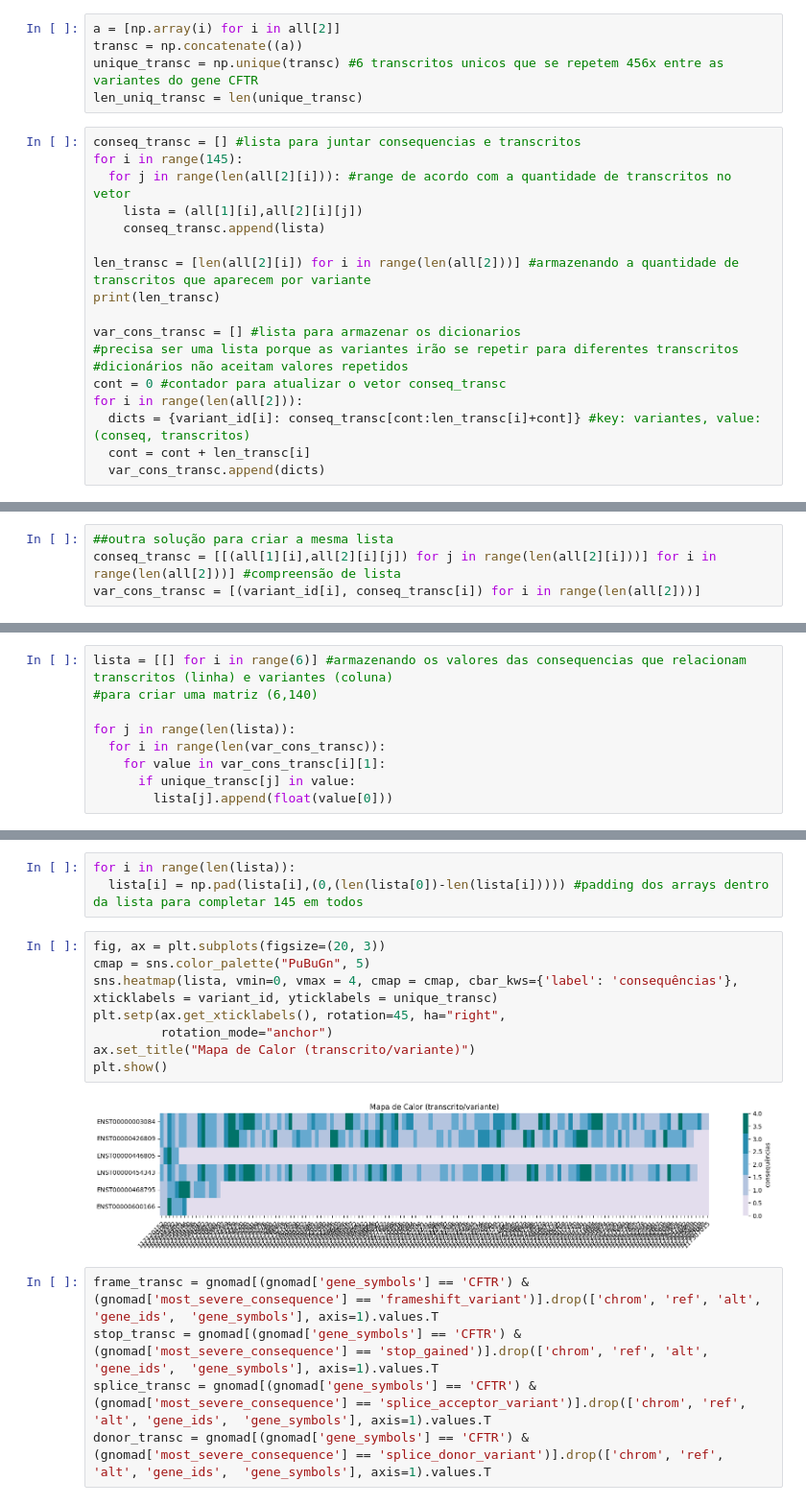
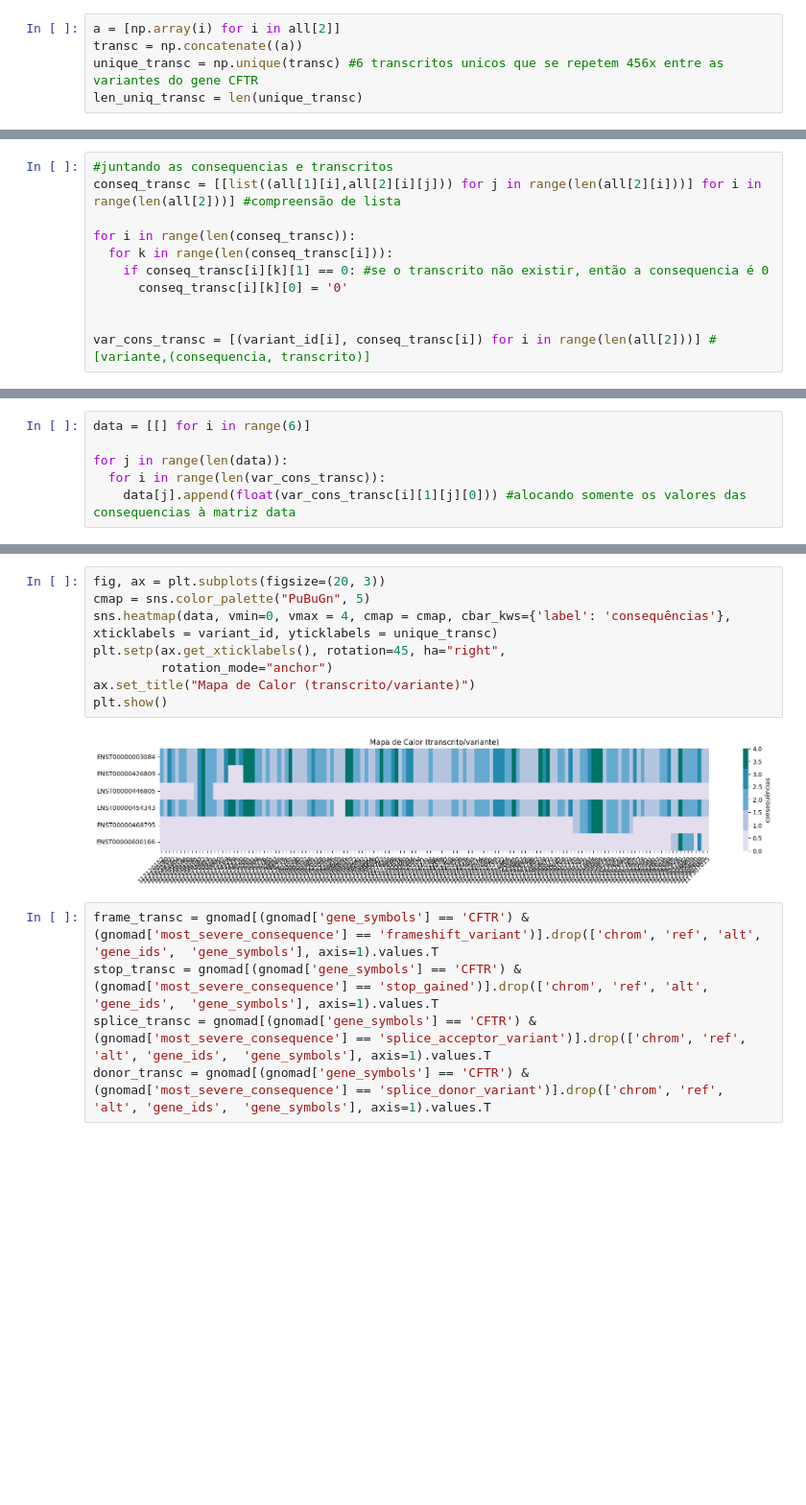
Before and after one commit to Rafaelca70x/estagio-bio-info-LGHM, a Jupyter notebook: tarefa1.ipynb, the cells around one changed output, grey strips where cells are left out. Shown at 96% size. Cells and saved outputs as stored; diff of their text form; blank space fills up the shorter version.

Commit message:
análise das variantes, consequências e transcritos completa

```diff
--- a/tarefa1.ipynb
+++ b/tarefa1.ipynb
@@ -58,21 +54,3 @@ a = [np.array(i) for i in all[2]]
 transc = np.concatenate((a))
 unique_transc = np.unique(transc) #6 transcritos unicos que se repetem 456x entre as variantes do gene CFTR
 len_uniq_transc = len(unique_transc)
-# %%
-conseq_transc = [] #lista para juntar consequencias e transcritos
-for i in range(145):
-  for j in range(len(all[2][i])): #range de acordo com a quantidade de transcritos no vetor
-    lista = (all[1][i],all[2][i][j])
-    conseq_transc.append(lista)
-
-len_transc = [len(all[2][i]) for i in range(len(all[2]))] #armazenando a quantidade de transcritos que aparecem por variante
-print(len_transc)
-
-var_cons_transc = [] #lista para armazenar os dicionarios
-#precisa ser uma lista porque as variantes irão se repetir para diferentes transcritos
-#dicionários não aceitam valores repetidos
-cont = 0 #contador para atualizar o vetor conseq_transc
-for i in range(len(all[2])):
-  dicts = {variant_id[i]: conseq_transc[cont:len_transc[i]+cont]} #key: variantes, value: (conseq, transcritos)
-  cont = cont + len_transc[i]
-  var_cons_transc.append(dicts)
@@ -79,4 +62,11 @@ for i in range(len(all[2])):
 # %%
-##outra solução para criar a mesma lista
-conseq_transc = [[(all[1][i],all[2][i][j]) for j in range(len(all[2][i]))] for i in range(len(all[2]))] #compreensão de lista
-var_cons_transc = [(variant_id[i], conseq_transc[i]) for i in range(len(all[2]))]
+#juntando as consequencias e transcritos
+conseq_transc = [[list((all[1][i],all[2][i][j])) for j in range(len(all[2][i]))] for i in range(len(all[2]))] #compreensão de lista
+
+for i in range(len(conseq_transc)):
+  for k in range(len(conseq_transc[i])):
+    if conseq_transc[i][k][1] == 0: #se o transcrito não existir, então a consequencia é 0
+      conseq_transc[i][k][0] = '0'
+
+
+var_cons_transc = [(variant_id[i], conseq_transc[i]) for i in range(len(all[2]))] #[variante,(consequencia, transcrito)]
@@ -103,9 +73,6 @@ var_cons_transc
 # %%
-lista = [[] for i in range(6)] #armazenando os valores das consequencias que relacionam transcritos (linha) e variantes (coluna)
-#para criar uma matriz (6,140)
+data = [[] for i in range(6)]
 
-for j in range(len(lista)):
+for j in range(len(data)):
   for i in range(len(var_cons_transc)):
-    for value in var_cons_transc[i][1]:
-      if unique_transc[j] in value:
-        lista[j].append(float(value[0]))
+    data[j].append(float(var_cons_transc[i][1][j][0])) #alocando somente os valores das consequencias à matriz data
@@ -122,16 +79,13 @@ for i in range(len(lista)):
-# %%
-for i in range(len(lista)):
-  lista[i] = np.pad(lista[i],(0,(len(lista[0])-len(lista[i])))) #padding dos arrays dentro da lista para completar 145 em todos
 # %%
 fig, ax = plt.subplots(figsize=(20, 3))
 cmap = sns.color_palette("PuBuGn", 5)
-sns.heatmap(lista, vmin=0, vmax = 4, cmap = cmap, cbar_kws={'label': 'consequências'}, xticklabels = variant_id, yticklabels = unique_transc)
+sns.heatmap(data, vmin=0, vmax = 4, cmap = cmap, cbar_kws={'label': 'consequências'}, xticklabels = variant_id, yticklabels = unique_transc)
 plt.setp(ax.get_xticklabels(), rotation=45, ha="right",
          rotation_mode="anchor")
 ax.set_title("Mapa de Calor (transcrito/variante)")
 plt.show()
 # %% [output]
-[figure, old version]
+[figure, new version]
 # %%
 frame_transc = gnomad[(gnomad['gene_symbols'] == 'CFTR') & (gnomad['most_severe_consequence'] == 'frameshift_variant')].drop(['chrom', 'ref', 'alt', 'gene_ids',  'gene_symbols'], axis=1).values.T
 stop_transc = gnomad[(gnomad['gene_symbols'] == 'CFTR') & (gnomad['most_severe_consequence'] == 'stop_gained')].drop(['chrom', 'ref', 'alt', 'gene_ids',  'gene_symbols'], axis=1).values.T
```
Also changed, not shown: parts of 4 cells of this notebook.
